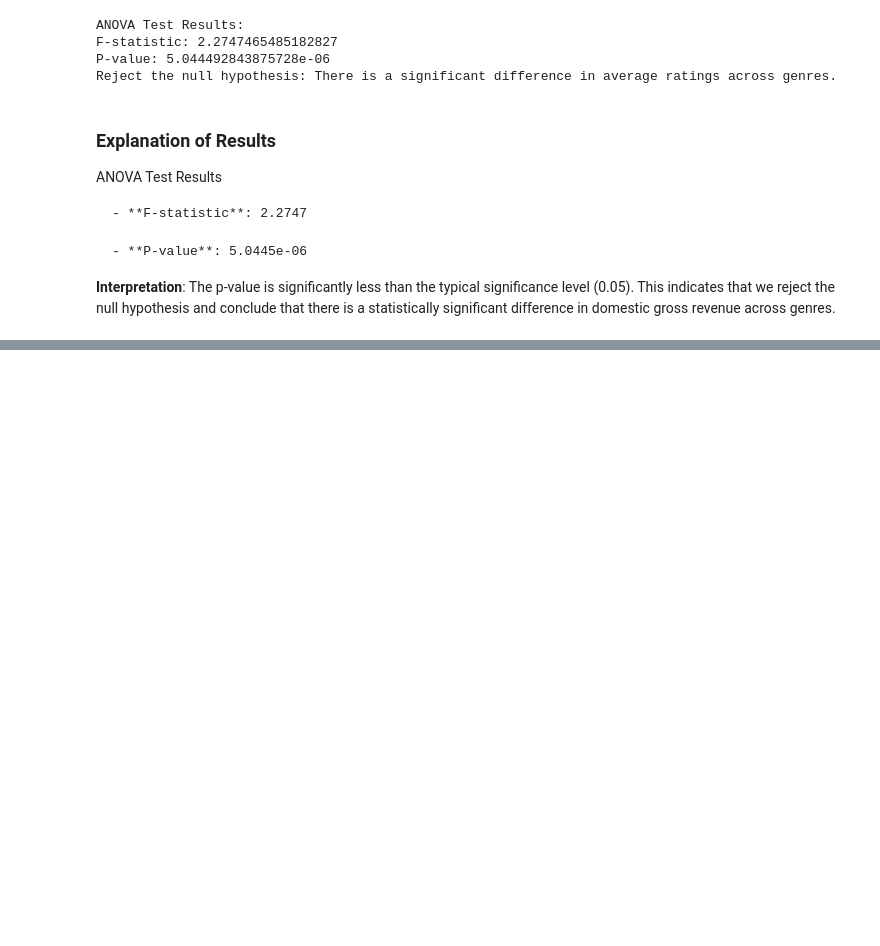
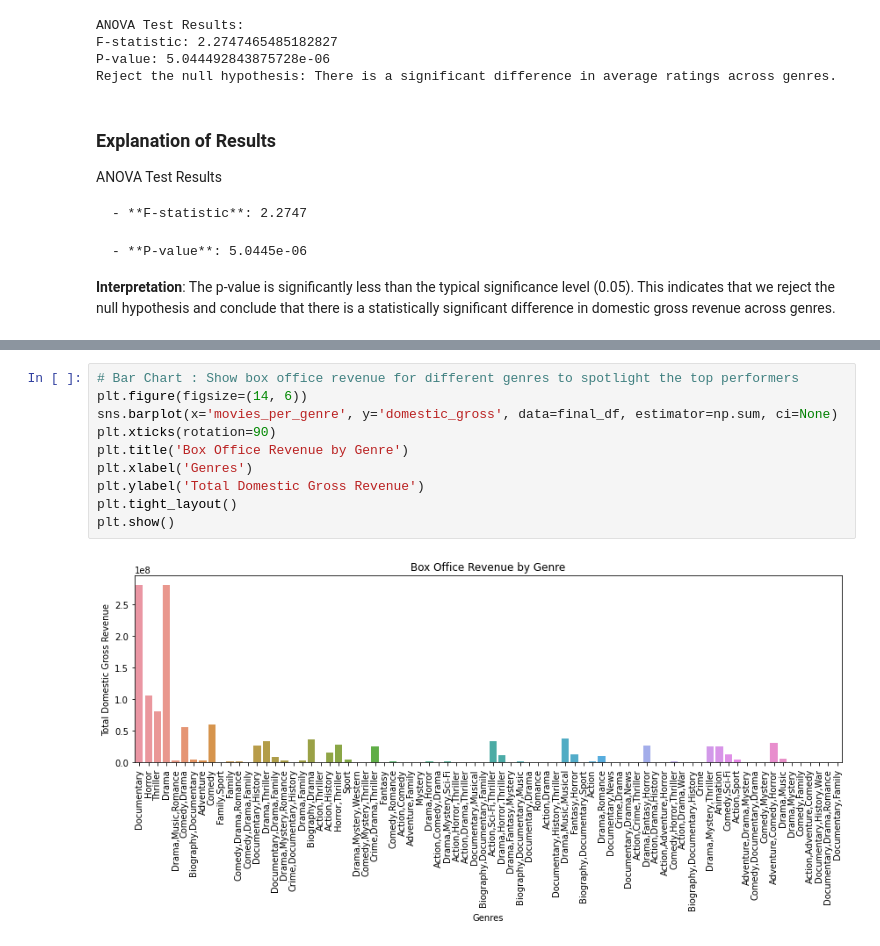
Before and after one commit to mwakad/box-office-movie-insights, a Jupyter notebook: notebooks/eliana.ipynb, the cells around one changed output, grey strips where cells are left out. Saved outputs shown, nothing was run; the diff lists cells and outputs as text; blank space fills up the shorter version.

```diff
--- a/notebooks/eliana.ipynb
+++ b/notebooks/eliana.ipynb
@@ -565,0 +566,12 @@ Reject the null hypothesis: There is a significant difference in average ratings
+# %%
+# Bar Chart : Show box office revenue for different genres to spotlight the top performers
+plt.figure(figsize=(14, 6))
+sns.barplot(x='movies_per_genre', y='domestic_gross', data=final_df, estimator=np.sum, ci=None)
+plt.xticks(rotation=90)
+plt.title('Box Office Revenue by Genre')
+plt.xlabel('Genres')
+plt.ylabel('Total Domestic Gross Revenue')
+plt.tight_layout()
+plt.show()
+# %% [output]
+[figure, added]
```
Also changed, not shown: parts of 10 cells of this notebook.
